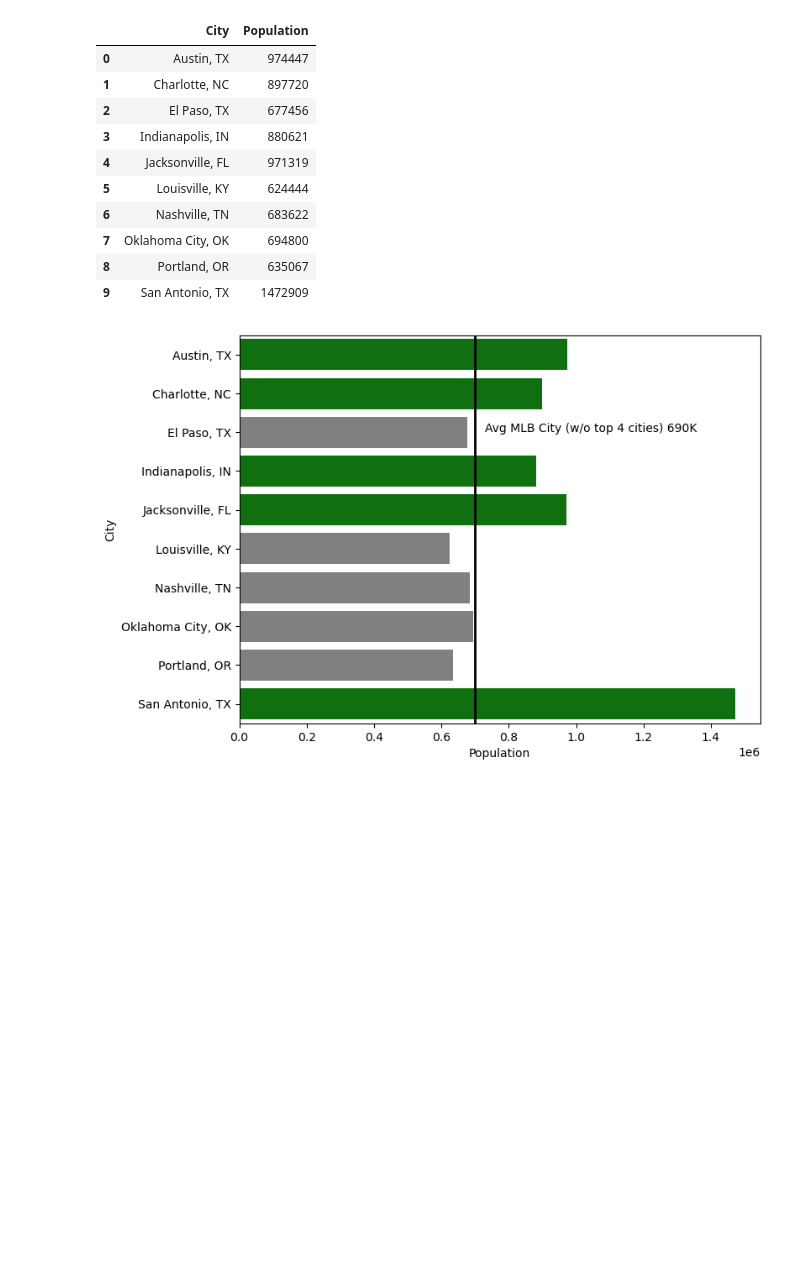
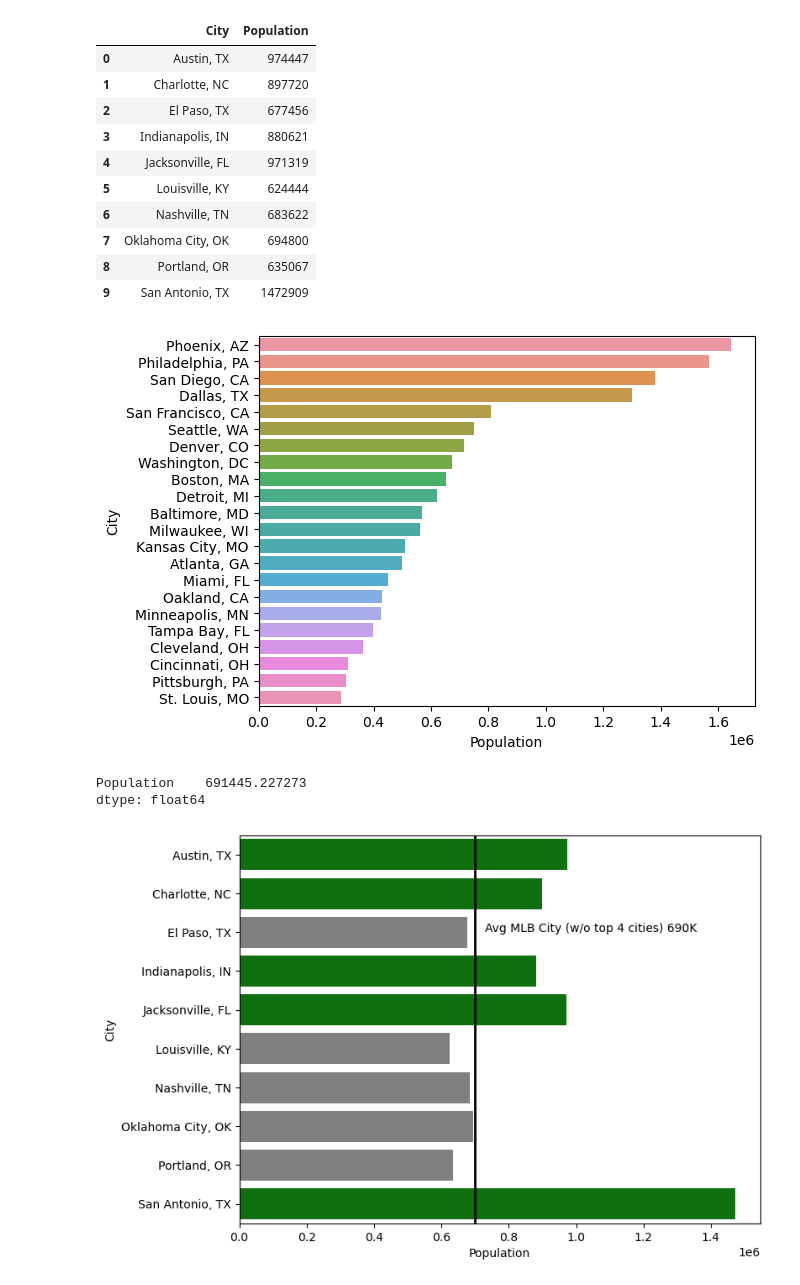
Before and after one commit to NashvilleNorris/norris_capstone, a Jupyter notebook: data/capstone.ipynb, the cells around one changed output. Saved outputs shown, nothing was run; the diff lists cells and outputs as text; code cells hidden in the pictures; blank space fills up the shorter version.

```diff
--- a/data/capstone.ipynb
+++ b/data/capstone.ipynb
@@ -183,2 +218,4 @@ ax.set_xticklabels(map('{:.1f}%'.format, 100*ax.xaxis.get_majorticklocs()));
 # %%
 pop_no_team = pd.read_excel('pop_breakdown.xlsx',sheet_name='NO MLB Team')
+# %%
+pop_has_team = pd.read_excel('pop_breakdown.xlsx',sheet_name='US Cities with MLB minus top 4')
@@ -196,3 +253,16 @@ pop_no_team
 | 7 | Oklahoma City, OK | 694800 |
 | 8 | Portland, OR | 635067 |
 | 9 | San Antonio, TX | 1472909 |
+# %%
+fig = plt.figure()
+ax = fig.add_subplot(1,1,1)
+sns.barplot(x = "Population",
+            y = "City",
+           data = pop_has_team);
+# %% [output]
+[figure, added]
+# %%
+pop_has_team.mean()
+# %% [output]
+Population    691445.227273
+dtype: float64
```
Also changed, not shown: parts of 41 cells of this notebook, 1 other file.
